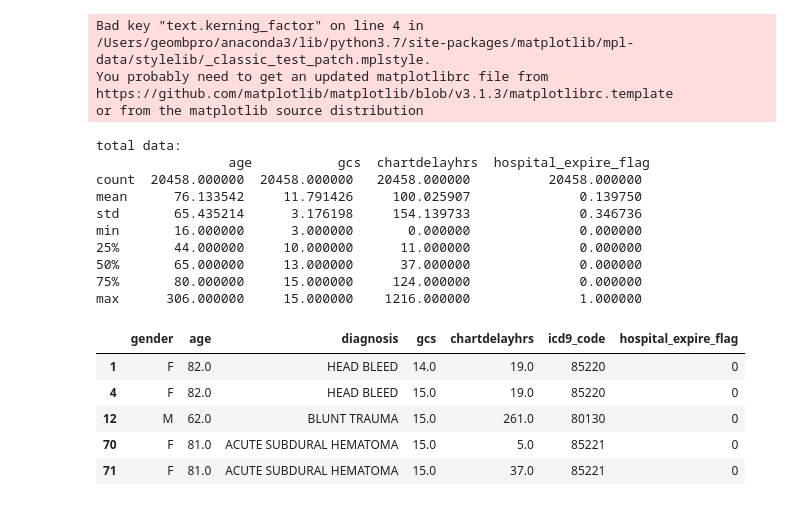
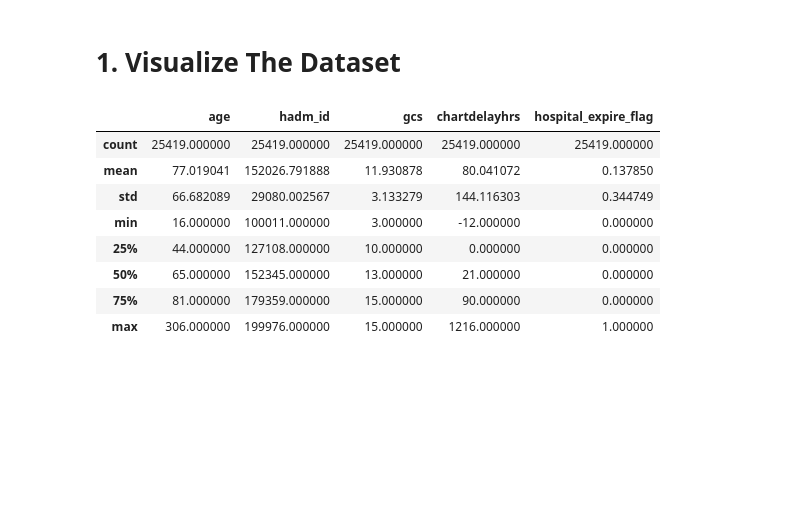
Before and after one commit to georgeshi-hub/MIMIC-TBI, a Jupyter notebook: TBI_ML.ipynb, the cells around one changed output. Drawn from its saved outputs; the diff is of its cells as text; code cells hidden in the pictures; blank space fills up the shorter version.

```diff
--- a/TBI_ML.ipynb
+++ b/TBI_ML.ipynb
@@ -1,47 +1,35 @@
 # %%
-# Import libraries
 import pandas as pd
-import matplotlib.pyplot as plt
 import psycopg2
 import getpass
-%matplotlib inline
-plt.style.use('ggplot')
+import os
+
 # Create a database connection
-user = 'biggeo'
-host = 'localhost'
-dbname = 'mimic'
-schema = 'mimiciii'
-pwd = '******'
+# Credentials saved on local environment
+# in HOME directory, use vim .bash_profile to edit
+
+dbuser = os.environ.get('dbuser')
+dbhost = os.environ.get('dbhost')
+dbname = os.environ.get('dbname')
+dbschema = os.environ.get('dbschema')
+dbpwd = os.environ.get('dbpwd')
 # Connect to the database
-con = psycopg2.connect(dbname=dbname, user=user, host=host,
-                       password=pwd)
+con = psycopg2.connect(dbname=dbname, user=dbuser, host=dbhost,
+                       password=dbpwd)
 cur = con.cursor()
-cur.execute('SET search_path to {}'.format(schema))
+cur.execute('SET search_path to {}'.format(dbschema))
-# %% [output]
-Bad key "text.kerning_factor" on line 4 in
-/Users/geombpro/anaconda3/lib/python3.7/site-packages/matplotlib/mpl-data/stylelib/_classic_test_patch.mplstyle.
-You probably need to get an updated matplotlibrc file from
-https://github.com/matplotlib/matplotlib/blob/v3.1.3/matplotlibrc.template
-or from the matplotlib source distribution
 # %%
 #prepare data frame
 query_TBI_ML = \
 """
 SELECT
-
-/*COUNT( distinct ad.hadm_id)*/
 		pa.gender,
 		(DATE_PART('year', ad.admittime::date) - DATE_PART('year', pa.dob::date)) AS age,
 		ad.diagnosis,
 		ad.hadm_id,
-/*		ad.admittime,
-		ad.dischtime,
-		icu.icustay_id,*/
 		gcs.gcs,
         DATE_PART('day', ne.charttime::timestamp - ad.admittime::timestamp) * 24 +
               DATE_PART('hour', ne.charttime::timestamp - ad.admittime::timestamp) AS chartdelayhrs,
-/*		ne.description,
-		ne.text,*/
 		d.icd9_code,
 		ad.hospital_expire_flag
 FROM mimiciii.admissions AS ad
@@ -73,34 +61,6 @@ WHERE
 			d.icd9_code IN ('95555', '95901')
 		)
 /*		AND ad.hospital_expire_flag = 1 */
-
-
 """
 data_TBI_ML = pd.read_sql_query(query_TBI_ML,con)
-#data_TBI = pd.DataFrame(data_TBI)
-#data_TBI.fillna({'label':'Other', 'flag':'normal'}, inplace=True)
 data_TBI_ML.drop_duplicates(inplace = True)
-#remove negative delay rows
-data_TBI_ML.drop(data_TBI_ML[data_TBI_ML.chartdelayhrs <0].index, inplace=True)
-#remove hadm_id
-data_TBI_ML.drop(['hadm_id'], axis=1, inplace=True)
-print("total data:\n", data_TBI_ML.describe())
-
-data_TBI_ML.head()
-# %% [output]
-total data:
-                 age           gcs  chartdelayhrs  hospital_expire_flag
-count  20458.000000  20458.000000   20458.000000          20458.000000
-mean      76.133542     11.791426     100.025907              0.139750
-std       65.435214      3.176198     154.139733              0.346736
-min       16.000000      3.000000       0.000000              0.000000
-25%       44.000000     10.000000      11.000000              0.000000
-50%       65.000000     13.000000      37.000000              0.000000
-75%       80.000000     15.000000     124.000000              0.000000
-max      306.000000     15.000000    1216.000000              1.000000
-|  | gender | age | diagnosis | gcs | chartdelayhrs | icd9_code | hospital_expire_flag |
-| 1 | F | 82.0 | HEAD BLEED | 14.0 | 19.0 | 85220 | 0 |
-| 4 | F | 82.0 | HEAD BLEED | 15.0 | 19.0 | 85220 | 0 |
-| 12 | M | 62.0 | BLUNT TRAUMA | 15.0 | 261.0 | 80130 | 0 |
-| 70 | F | 81.0 | ACUTE SUBDURAL HEMATOMA | 15.0 | 5.0 | 85221 | 0 |
-| 71 | F | 81.0 | ACUTE SUBDURAL HEMATOMA | 15.0 | 37.0 | 85221 | 0 |
@@ -111,0 +67,2 @@ max      306.000000     15.000000    1216.000000              1.000000
+# %% [markdown]
+# 1. Visualize The Dataset
@@ -111,0 +73,12 @@ max      306.000000     15.000000    1216.000000              1.000000
+# %%
+data_TBI_ML.describe()
+# %% [output]
+|  | age | hadm_id | gcs | chartdelayhrs | hospital_expire_flag |
+| count | 25419.000000 | 25419.000000 | 25419.000000 | 25419.000000 | 25419.000000 |
+| mean | 77.019041 | 152026.791888 | 11.930878 | 80.041072 | 0.137850 |
+| std | 66.682089 | 29080.002567 | 3.133279 | 144.116303 | 0.344749 |
+| min | 16.000000 | 100011.000000 | 3.000000 | -12.000000 | 0.000000 |
+| 25% | 44.000000 | 127108.000000 | 10.000000 | 0.000000 | 0.000000 |
+| 50% | 65.000000 | 152345.000000 | 13.000000 | 21.000000 | 0.000000 |
+| 75% | 81.000000 | 179359.000000 | 15.000000 | 90.000000 | 0.000000 |
+| max | 306.000000 | 199976.000000 | 15.000000 | 1216.000000 | 1.000000 |
```
Also changed, not shown: parts of 28 cells of this notebook.
